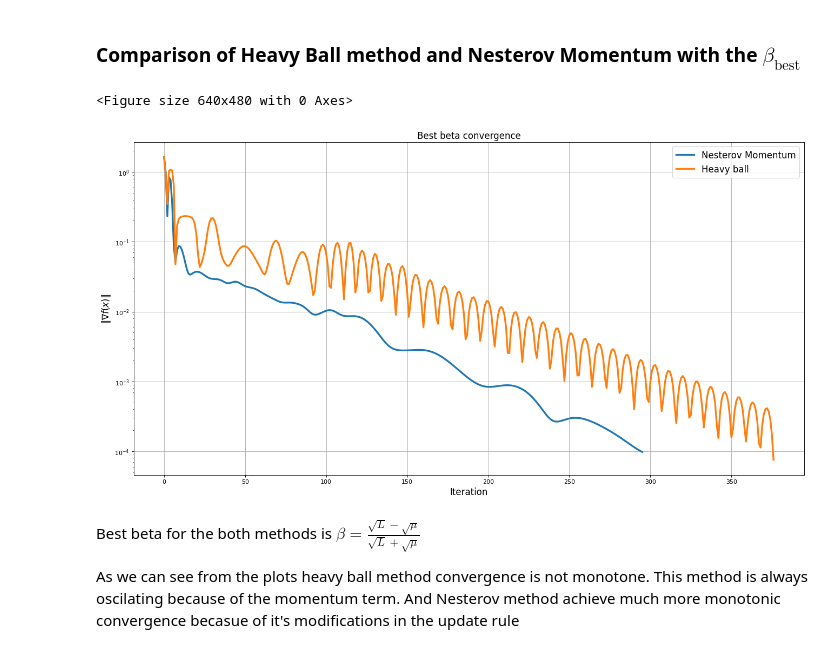
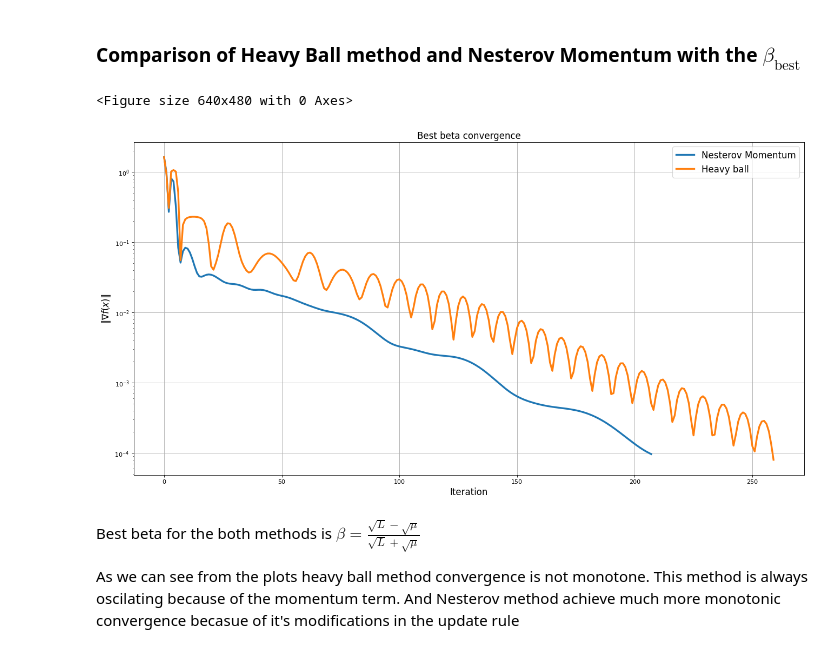
Before and after one commit to naryst/Optimization-HW, a Jupyter notebook: Optimization Homework 2.ipynb, the cells around one changed output. Saved outputs shown, nothing was run; the diff lists cells and outputs as text; code cells hidden in the pictures.

```diff
--- a/Optimization Homework 2.ipynb
+++ b/Optimization Homework 2.ipynb
@@ -686,22 +686,22 @@ plt.show()
 # %%
 fig = plt.figure()
 plt.figure(figsize=(20, 10), dpi=80)
 plt.plot(
-    hists_nm[-1], label=f"Nesterov Momentum", linewidth=3
+    history_sd_nesterov[-1], label=f"Nesterov Momentum", linewidth=3
 )  # best beta for  NM  beta = (sqrt(L) - sqrt(mu)) / (sqrt(L) + sqrt(mu)))
 plt.plot(
-    hists_hb[-1], label=f"Heavy ball", linewidth=3
+    history_sd_heavy_ball[-1], label=f"Heavy ball", linewidth=3
 )  # best beta for  HB  beta = (sqrt(L) - sqrt(mu)) / (sqrt(L) + sqrt(mu)))
 plt.yscale("log")
 plt.grid()
 plt.title("Best beta convergence", fontsize=15)
 plt.xlabel("Iteration", fontsize=15)
 plt.ylabel("$\|\\nabla f(x) \|$", fontsize=15)
 plt.legend(fontsize=15)
 plt.show()
 # %% [output]
 <Figure size 640x480 with 0 Axes>
-[figure, old version]
+[figure, new version]
 # %% [markdown]
 Best beta for the both methods is $\beta = \frac{\sqrt{L}- \sqrt{\mu}}{\sqrt{L} + \sqrt{\mu}}$
 
```
Also changed, not shown: parts of 3 cells of this notebook.
